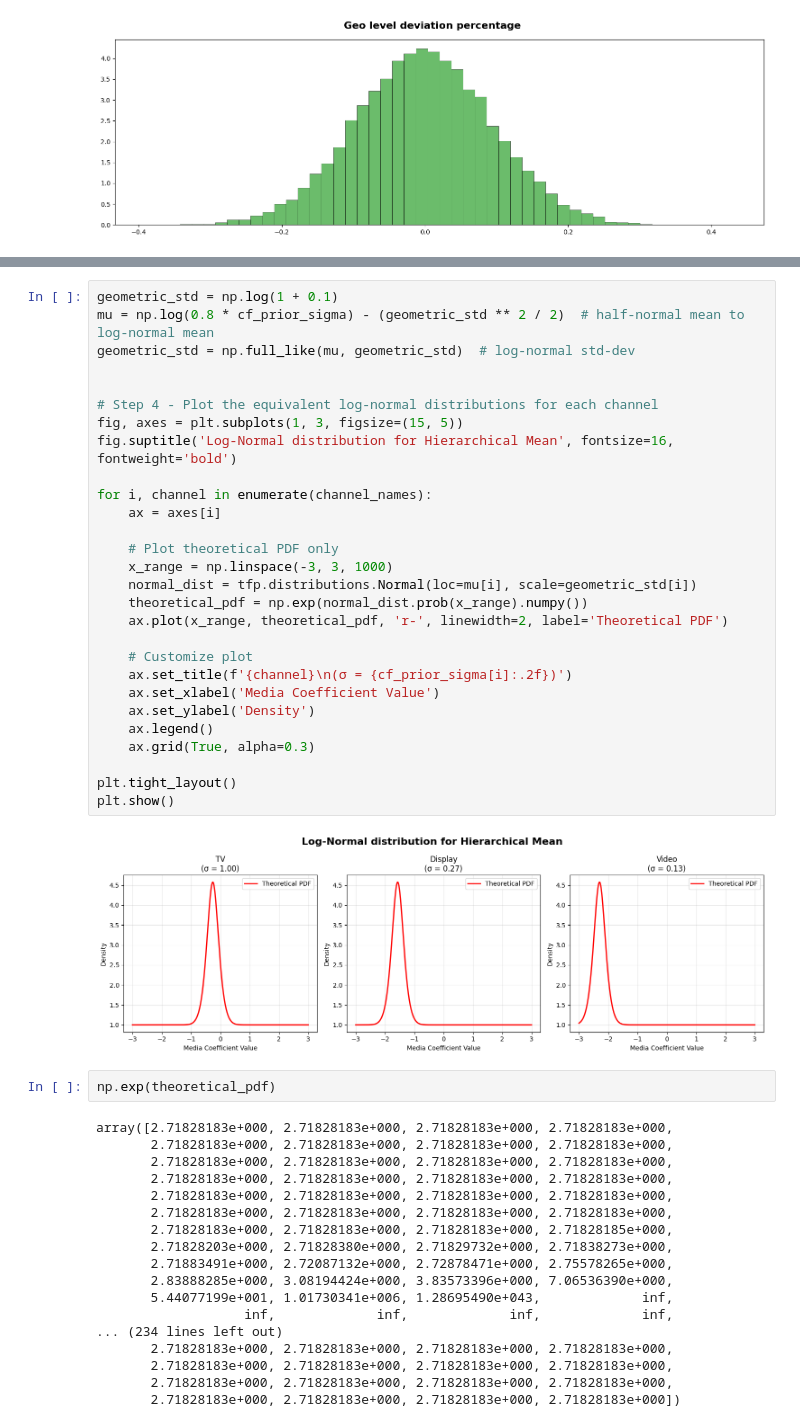
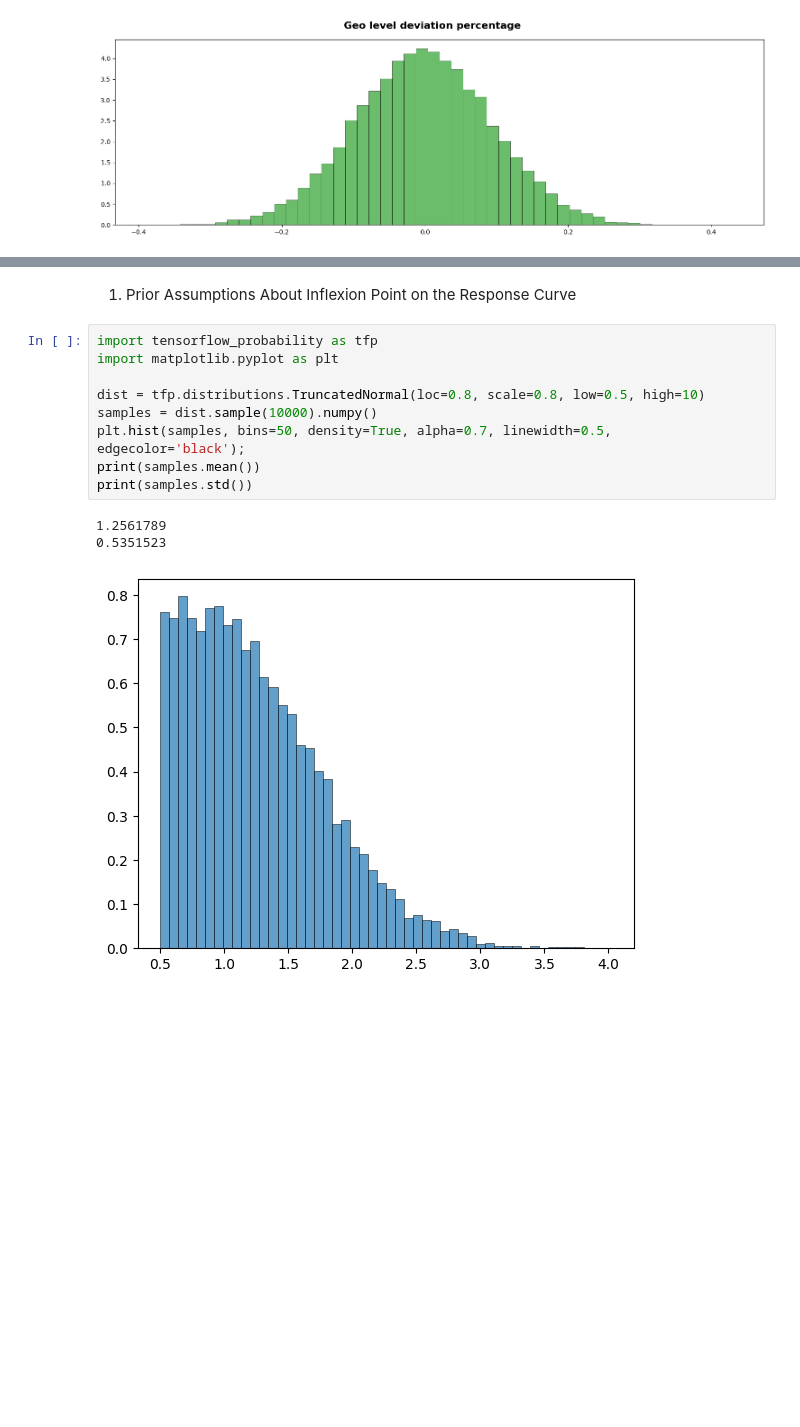
Before and after one commit to Mari1988/meridian, a Jupyter notebook: meridian/mpa/prior_assumptions.ipynb, the cells around one changed output, grey strips where cells are left out. Saved outputs shown, nothing was run; the diff lists cells and outputs as text; blank space fills up the shorter version.

```diff
--- a/meridian/mpa/prior_assumptions.ipynb
+++ b/meridian/mpa/prior_assumptions.ipynb
@@ -255,50 +169,15 @@ sigma_ln=array([0.29356038, 0.29356038, 0.29356038])
-# %%
-geometric_std = np.log(1 + 0.1)
-mu = np.log(0.8 * cf_prior_sigma) - (geometric_std ** 2 / 2)  # half-normal mean to log-normal mean
-geometric_std = np.full_like(mu, geometric_std)  # log-normal std-dev
-
-
-# Step 4 - Plot the equivalent log-normal distributions for each channel
-fig, axes = plt.subplots(1, 3, figsize=(15, 5))
-fig.suptitle('Log-Normal distribution for Hierarchical Mean', fontsize=16, fontweight='bold')
-
-for i, channel in enumerate(channel_names):
-    ax = axes[i]
-
-    # Plot theoretical PDF only
-    x_range = np.linspace(-3, 3, 1000)
-    normal_dist = tfp.distributions.Normal(loc=mu[i], scale=geometric_std[i])
-    theoretical_pdf = np.exp(normal_dist.prob(x_range).numpy())
-    ax.plot(x_range, theoretical_pdf, 'r-', linewidth=2, label='Theoretical PDF')
-
-    # Customize plot
-    ax.set_title(f'{channel}\n(σ = {cf_prior_sigma[i]:.2f})')
-    ax.set_xlabel('Media Coefficient Value')
-    ax.set_ylabel('Density')
-    ax.legend()
-    ax.grid(True, alpha=0.3)
-
-plt.tight_layout()
-plt.show()
-# %% [output]
-[figure, removed]
-# %%
-np.exp(theoretical_pdf)
-# %% [output]
-array([2.71828183e+000, 2.71828183e+000, 2.71828183e+000, 2.71828183e+000,
-       2.71828183e+000, 2.71828183e+000, 2.71828183e+000, 2.71828183e+000,
-       2.71828183e+000, 2.71828183e+000, 2.71828183e+000, 2.71828183e+000,
-       2.71828183e+000, 2.71828183e+000, 2.71828183e+000, 2.71828183e+000,
-       2.71828183e+000, 2.71828183e+000, 2.71828183e+000, 2.71828183e+000,
-       2.71828183e+000, 2.71828183e+000, 2.71828183e+000, 2.71828183e+000,
-       2.71828183e+000, 2.71828183e+000, 2.71828183e+000, 2.71828185e+000,
-       2.71828203e+000, 2.71828380e+000, 2.71829732e+000, 2.71838273e+000,
-       2.71883491e+000, 2.72087132e+000, 2.72878471e+000, 2.75578265e+000,
-       2.83888285e+000, 3.08194424e+000, 3.83573396e+000, 7.06536390e+000,
-       5.44077199e+001, 1.01730341e+006, 1.28695490e+043,             inf,
-                   inf,             inf,             inf,             inf,
-... (234 lines left out)
-       2.71828183e+000, 2.71828183e+000, 2.71828183e+000, 2.71828183e+000,
-       2.71828183e+000, 2.71828183e+000, 2.71828183e+000, 2.71828183e+000,
-       2.71828183e+000, 2.71828183e+000, 2.71828183e+000, 2.71828183e+000,
-       2.71828183e+000, 2.71828183e+000, 2.71828183e+000, 2.71828183e+000])
+# %% [markdown]
+1. Prior Assumptions About Inflexion Point on the Response Curve
+# %%
+import tensorflow_probability as tfp
+import matplotlib.pyplot as plt
+
+dist = tfp.distributions.TruncatedNormal(loc=0.8, scale=0.8, low=0.5, high=10)
+samples = dist.sample(10000).numpy()
+plt.hist(samples, bins=50, density=True, alpha=0.7, linewidth=0.5, edgecolor='black');
+print(samples.mean())
+print(samples.std())
+# %% [output]
+1.2561789
+0.5351523
+[figure, added]
```
Also changed, not shown: parts of 7 cells of this notebook, 8 other files.
